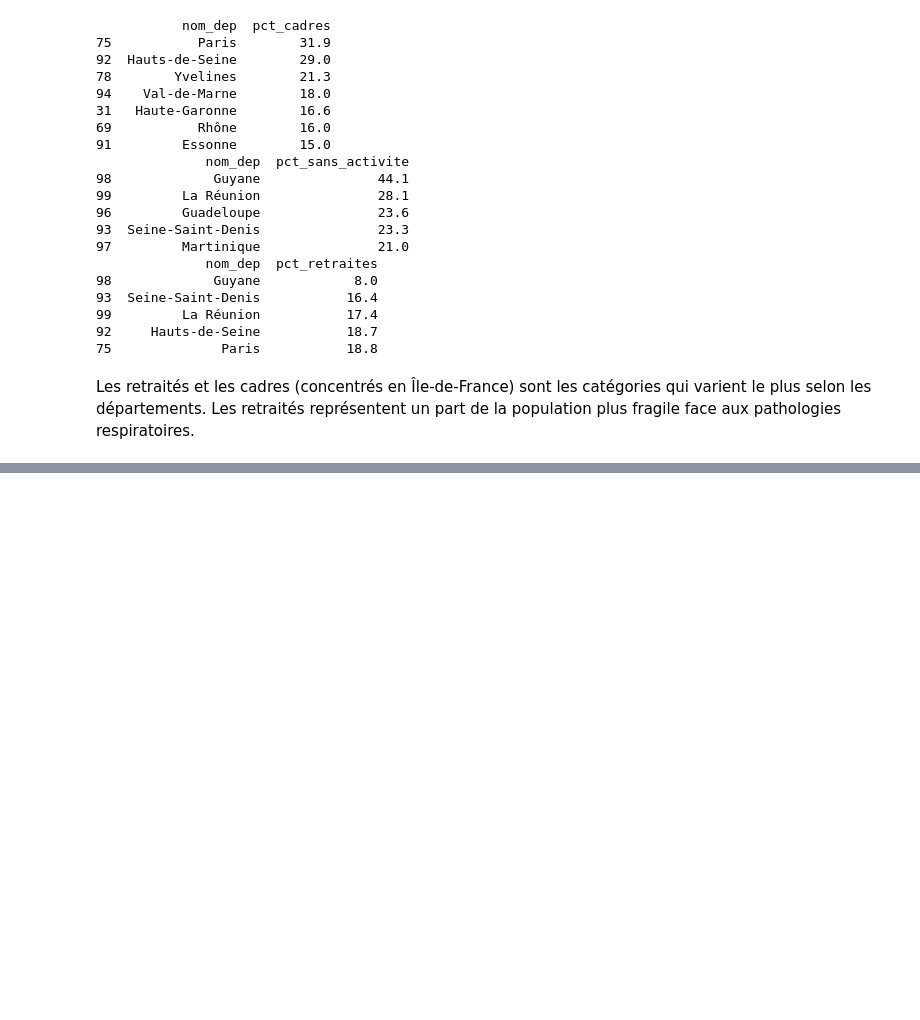
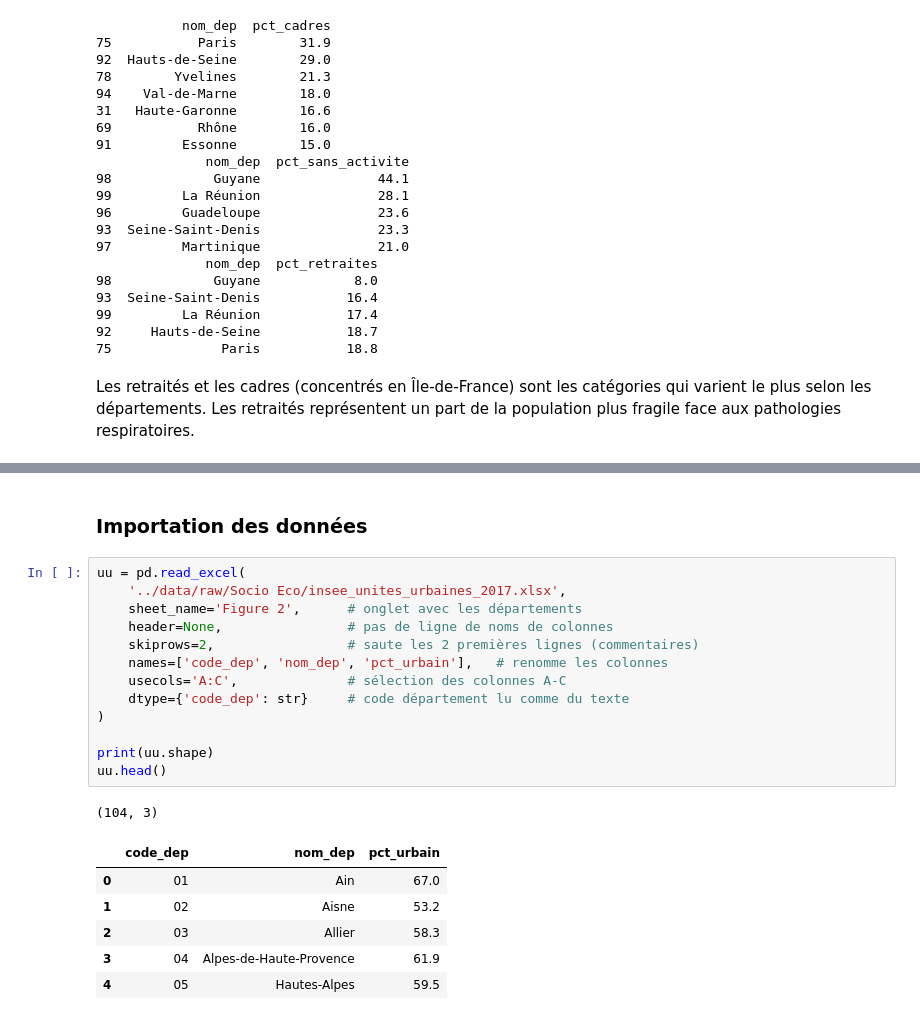
Before and after one commit to jbrocardplatim/LIORA_PROJET_PATHO_RESPIRATOIRES, a Jupyter notebook: notebooks/04.Explo_eda_socio_eco.ipynb, the cells around one changed output, grey strips where cells are left out. Saved outputs shown, nothing was run; the diff lists cells and outputs as text; blank space fills up the shorter version.

```diff
--- a/notebooks/04.Explo_eda_socio_eco.ipynb
+++ b/notebooks/04.Explo_eda_socio_eco.ipynb
@@ -174,0 +193,23 @@ Les retraités représentent un part de la population plus fragile face aux path
+# %% [markdown]
+### Importation des données
+# %%
+uu = pd.read_excel(
+    '../data/raw/Socio Eco/insee_unites_urbaines_2017.xlsx',
+    sheet_name='Figure 2',      # onglet avec les départements
+    header=None,                # pas de ligne de noms de colonnes
+    skiprows=2,                 # saute les 2 premières lignes (commentaires)
+    names=['code_dep', 'nom_dep', 'pct_urbain'],   # renomme les colonnes
+    usecols='A:C',              # sélection des colonnes A-C
+    dtype={'code_dep': str}     # code département lu comme du texte
+)
+
+print(uu.shape)
+uu.head()
+# %% [output]
+(104, 3)
+|  | code_dep | nom_dep | pct_urbain |
+| 0 | 01 | Ain | 67.0 |
+| 1 | 02 | Aisne | 53.2 |
+| 2 | 03 | Allier | 58.3 |
+| 3 | 04 | Alpes-de-Haute-Provence | 61.9 |
+| 4 | 05 | Hautes-Alpes | 59.5 |
```
Also changed, not shown: parts of 21 cells of this notebook.
